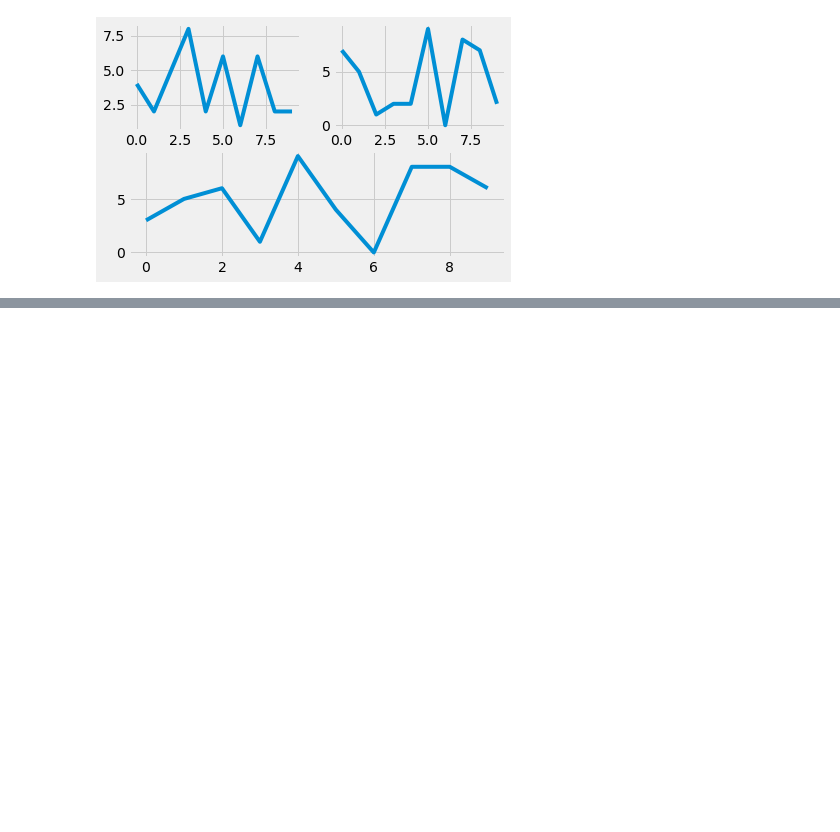
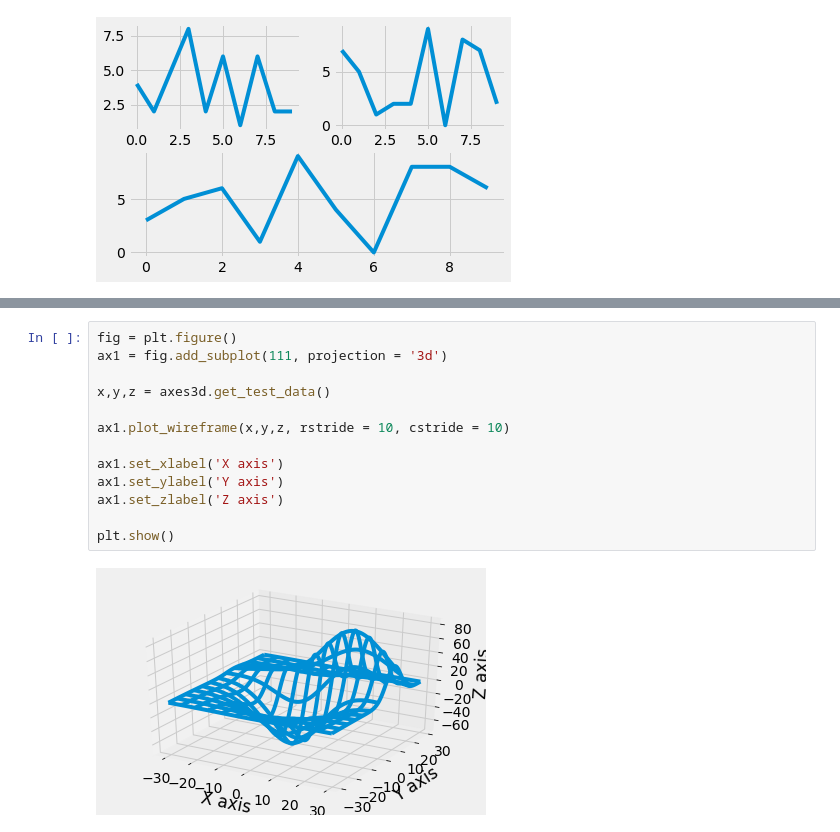
Before and after one commit to eseguia/matplotlib, a Jupyter notebook: plt_basics.ipynb, the cells around one changed output, grey strips where cells are left out. Drawn from its saved outputs; the diff is of its cells as text; blank space fills up the shorter version.

```diff
--- a/plt_basics.ipynb
+++ b/plt_basics.ipynb
@@ -231,0 +299,15 @@ plt.show();
+# %%
+fig = plt.figure()
+ax1 = fig.add_subplot(111, projection = '3d')
+
+x,y,z = axes3d.get_test_data()
+
+ax1.plot_wireframe(x,y,z, rstride = 10, cstride = 10)
+
+ax1.set_xlabel('X axis')
+ax1.set_ylabel('Y axis')
+ax1.set_zlabel('Z axis')
+
+plt.show()
+# %% [output]
+[figure, added]
```
Also changed, not shown: parts of 11 cells of this notebook.
